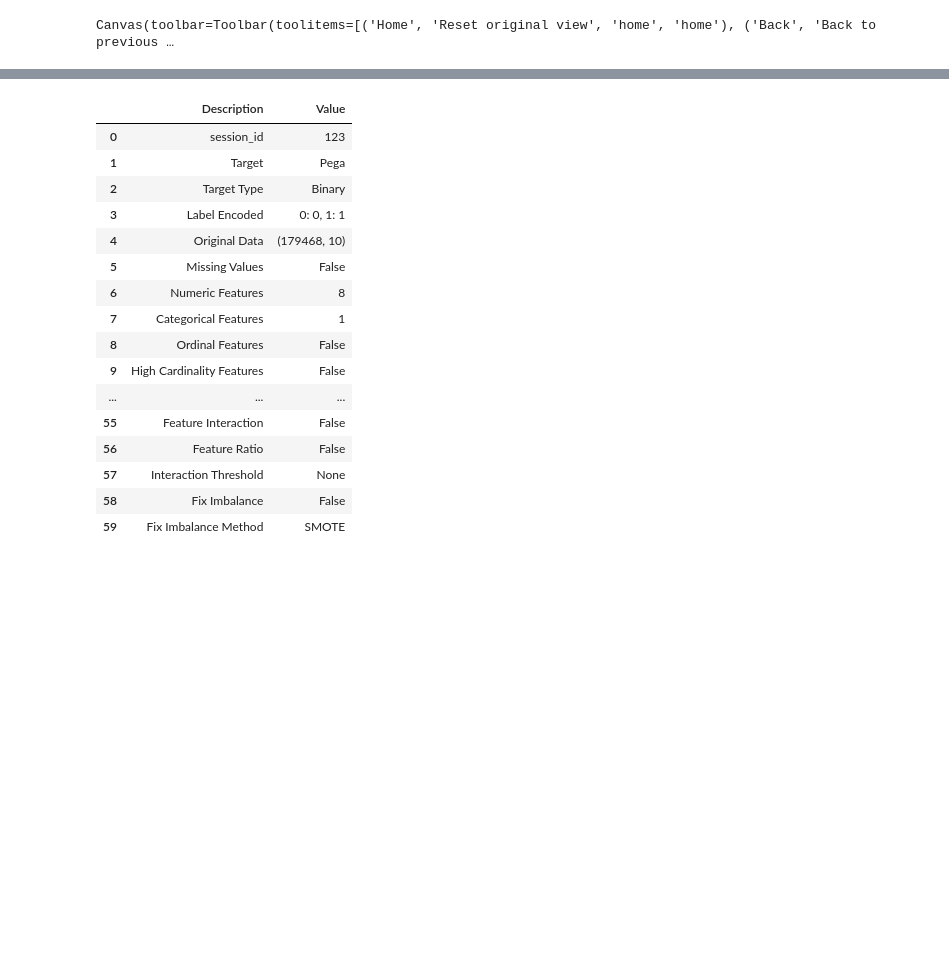
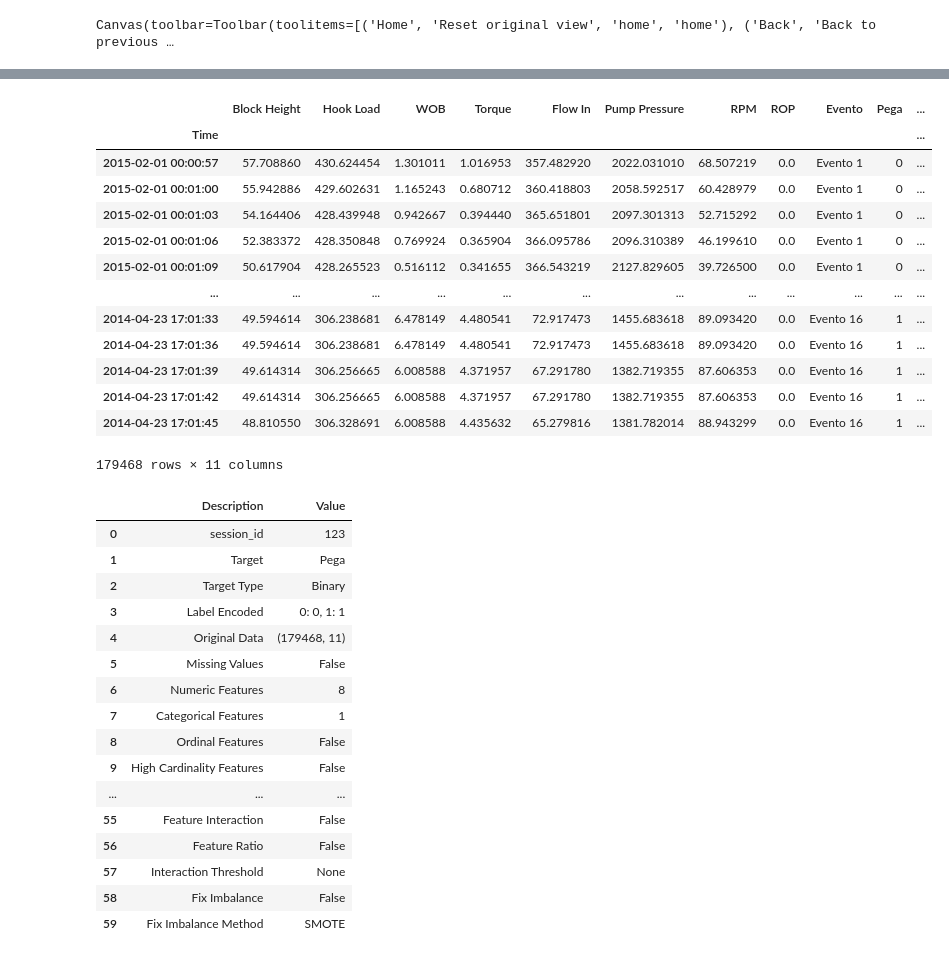
Before and after one commit to diegojeda/Proyecto-Maestria, a Jupyter notebook: Data Final/EDA.ipynb, the cells around one changed output, grey strips where cells are left out. Saved outputs shown, nothing was run; the diff lists cells and outputs as text; code cells hidden in the pictures; blank space fills up the shorter version.

```diff
--- a/Data Final/EDA.ipynb
+++ b/Data Final/EDA.ipynb
@@ -276,12 +399,29 @@ medias_tiempo_previo_tot(df,1,5,15)
+# %%
+df
+# %% [output]
+|  | Block Height | Hook Load | WOB | Torque | Flow In | Pump Pressure | RPM | ROP | Evento | Pega | ... |
+| Time |  |  |  |  |  |  |  |  |  |  | ... |
+| 2015-02-01 00:00:57 | 57.708860 | 430.624454 | 1.301011 | 1.016953 | 357.482920 | 2022.031010 | 68.507219 | 0.0 | Evento 1 | 0 | ... |
+| 2015-02-01 00:01:00 | 55.942886 | 429.602631 | 1.165243 | 0.680712 | 360.418803 | 2058.592517 | 60.428979 | 0.0 | Evento 1 | 0 | ... |
+| 2015-02-01 00:01:03 | 54.164406 | 428.439948 | 0.942667 | 0.394440 | 365.651801 | 2097.301313 | 52.715292 | 0.0 | Evento 1 | 0 | ... |
+| 2015-02-01 00:01:06 | 52.383372 | 428.350848 | 0.769924 | 0.365904 | 366.095786 | 2096.310389 | 46.199610 | 0.0 | Evento 1 | 0 | ... |
+| 2015-02-01 00:01:09 | 50.617904 | 428.265523 | 0.516112 | 0.341655 | 366.543219 | 2127.829605 | 39.726500 | 0.0 | Evento 1 | 0 | ... |
+| ... | ... | ... | ... | ... | ... | ... | ... | ... | ... | ... | ... |
+| 2014-04-23 17:01:33 | 49.594614 | 306.238681 | 6.478149 | 4.480541 | 72.917473 | 1455.683618 | 89.093420 | 0.0 | Evento 16 | 1 | ... |
+| 2014-04-23 17:01:36 | 49.594614 | 306.238681 | 6.478149 | 4.480541 | 72.917473 | 1455.683618 | 89.093420 | 0.0 | Evento 16 | 1 | ... |
+| 2014-04-23 17:01:39 | 49.614314 | 306.256665 | 6.008588 | 4.371957 | 67.291780 | 1382.719355 | 87.606353 | 0.0 | Evento 16 | 1 | ... |
+| 2014-04-23 17:01:42 | 49.614314 | 306.256665 | 6.008588 | 4.371957 | 67.291780 | 1382.719355 | 87.606353 | 0.0 | Evento 16 | 1 | ... |
+| 2014-04-23 17:01:45 | 48.810550 | 306.328691 | 6.008588 | 4.435632 | 65.279816 | 1381.782014 | 88.943299 | 0.0 | Evento 16 | 1 | ... |
+179468 rows × 11 columns
 # %%
-exp_clf101 = setup(data = df, target = 'Pega', session_id=123)
+exp_clf101 = setup(data = df, target = 'Pega', ignore_features=["Evento"],session_id=123)
 # %% [output]
 |  | Description | Value |
 | 0 | session_id | 123 |
 | 1 | Target | Pega |
 | 2 | Target Type | Binary |
 | 3 | Label Encoded | 0: 0, 1: 1 |
-| 4 | Original Data | (179468, 10) |
+| 4 | Original Data | (179468, 11) |
 | 5 | Missing Values | False |
 | 6 | Numeric Features | 8 |
 | 7 | Categorical Features | 1 |
```
Also changed, not shown: parts of 25 cells of this notebook, 5 other files.
